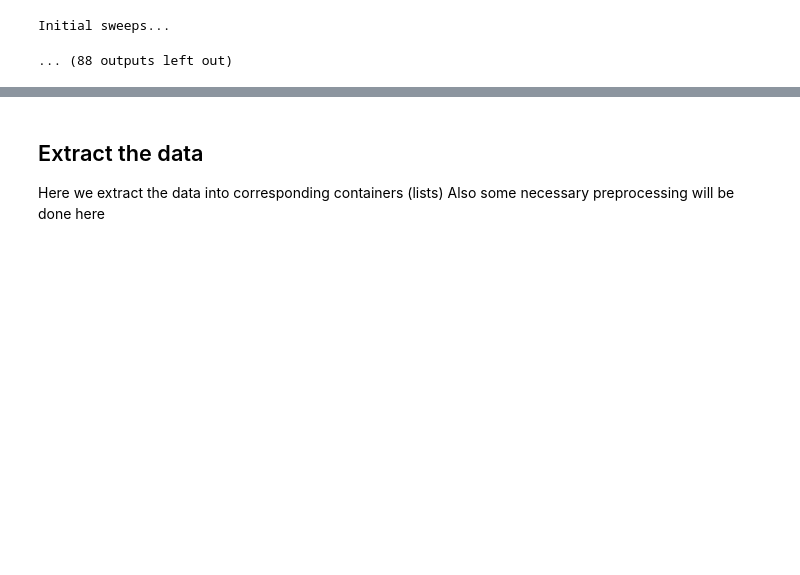
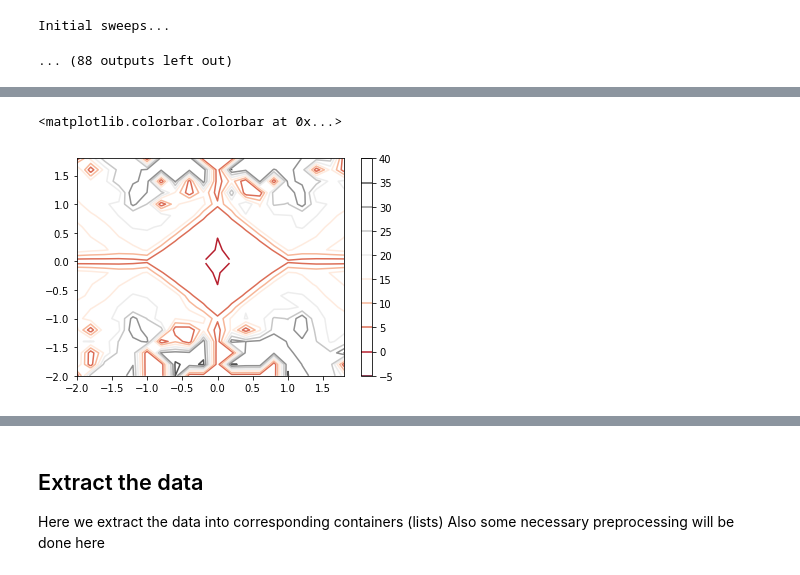
Before and after one commit to JerryChen97/KitaevLadder, a Jupyter notebook: Kitaev_Ladder.ipynb, the cells around one changed output, grey strips where cells are left out. Saved outputs shown, nothing was run; the diff lists cells and outputs as text; code cells hidden in the pictures; blank space fills up the shorter version.

Commit message:
created the first two rough corr maps

```diff
--- a/Kitaev_Ladder.ipynb
+++ b/Kitaev_Ladder.ipynb
@@ -672,0 +675,24 @@ Initial sweeps...
+# %%
+# region selection
+Jx_list = [1.]
+Jx_list = np.round(Jx_list, decimals=3)
+
+Jy_list = np.arange(-2, 2, .2)
+Jy_list = np.round(Jy_list, decimals=3)
+
+Jz_list = np.arange(-2, 2, .2)
+Jz_list = np.round(Jz_list, decimals=3)
+chi_list = [30]
+J_list = [(Jx, Jy, Jz, chi) for Jx in Jx_list for Jy in Jy_list for Jz in Jz_list for chi in chi_list]
+# %%
+Jx = 1.
+chi = 30
+def f(Jy, Jz):
+    psi = read_psi(chi=chi, Jx=Jx, Jy=Jy, Jz=Jz)
+    return float(psi.correlation_length())
+
+ff = np.frompyfunc(f, 2, 1)
+Jy, Jz = np.meshgrid(Jy_list, Jz_list)
+
+corr = ff(Jy, Jz)
+print(corr)
@@ -672,0 +717,8 @@ Initial sweeps...
+# %%
+logf = np.frompyfunc(np.log, 1, 1)
+logcorr = logf(corr)
+plt.contour(Jy, Jz, logcorr, cmap='RdGy')
+plt.colorbar()
+# %% [output]
+<matplotlib.colorbar.Colorbar at 0x...>
+[figure, added]
```
Also changed, not shown: parts of 3 cells of this notebook, 1 other file.
